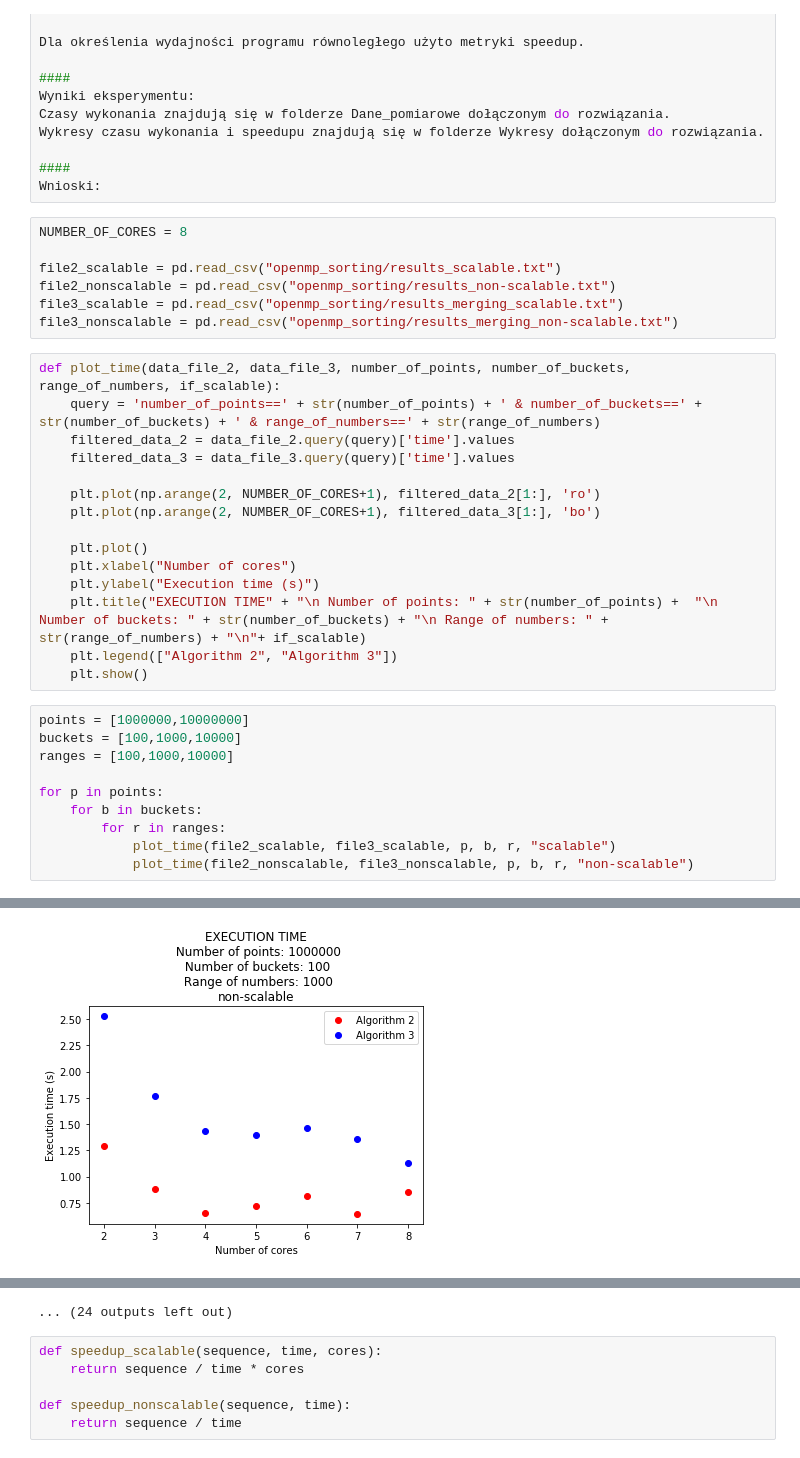
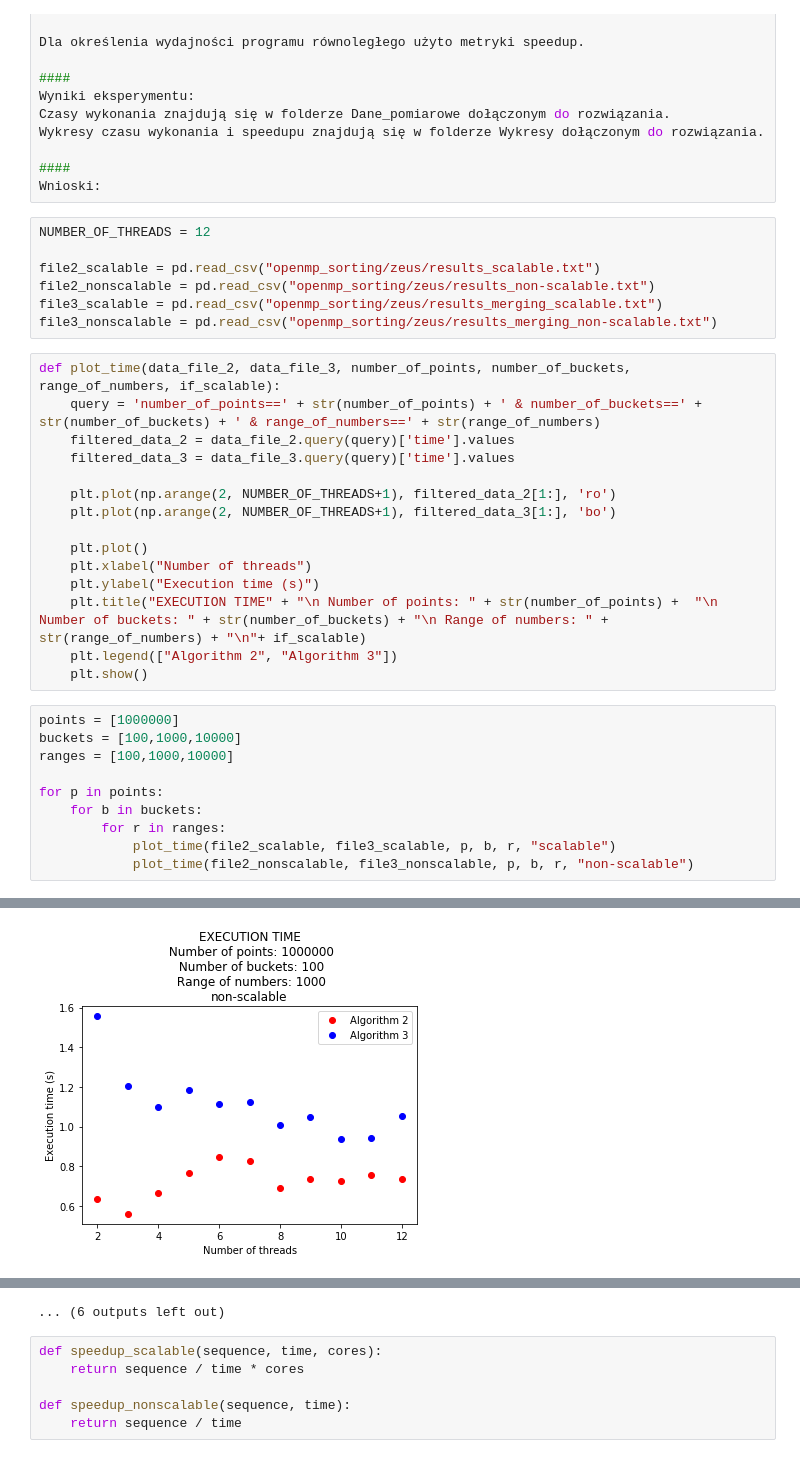
Before and after one commit to grzegorzborkowski/tpr-lab, a Jupyter notebook: openmp.ipynb, the cells around one changed output, grey strips where cells are left out. Drawn from its saved outputs; the diff is of its cells as text.

```diff
--- a/openmp.ipynb
+++ b/openmp.ipynb
@@ -65,29 +65,29 @@ Wykresy czasu wykonania i speedupu znajdują się w folderze Wykresy dołączony
 ####
 Wnioski:
 # %%
-NUMBER_OF_CORES = 8
+NUMBER_OF_THREADS = 12
 
-file2_scalable = pd.read_csv("openmp_sorting/results_scalable.txt")
-file2_nonscalable = pd.read_csv("openmp_sorting/results_non-scalable.txt")
-file3_scalable = pd.read_csv("openmp_sorting/results_merging_scalable.txt")
-file3_nonscalable = pd.read_csv("openmp_sorting/results_merging_non-scalable.txt")
+file2_scalable = pd.read_csv("openmp_sorting/zeus/results_scalable.txt")
+file2_nonscalable = pd.read_csv("openmp_sorting/zeus/results_non-scalable.txt")
+file3_scalable = pd.read_csv("openmp_sorting/zeus/results_merging_scalable.txt")
+file3_nonscalable = pd.read_csv("openmp_sorting/zeus/results_merging_non-scalable.txt")
 # %%
 def plot_time(data_file_2, data_file_3, number_of_points, number_of_buckets, range_of_numbers, if_scalable):
     query = 'number_of_points==' + str(number_of_points) + ' & number_of_buckets==' + str(number_of_buckets) + ' & range_of_numbers==' + str(range_of_numbers)
     filtered_data_2 = data_file_2.query(query)['time'].values
     filtered_data_3 = data_file_3.query(query)['time'].values
 
-    plt.plot(np.arange(2, NUMBER_OF_CORES+1), filtered_data_2[1:], 'ro')
-    plt.plot(np.arange(2, NUMBER_OF_CORES+1), filtered_data_3[1:], 'bo')
+    plt.plot(np.arange(2, NUMBER_OF_THREADS+1), filtered_data_2[1:], 'ro')
+    plt.plot(np.arange(2, NUMBER_OF_THREADS+1), filtered_data_3[1:], 'bo')
 
     plt.plot()
-    plt.xlabel("Number of cores")
+    plt.xlabel("Number of threads")
     plt.ylabel("Execution time (s)")
     plt.title("EXECUTION TIME" + "\n Number of points: " + str(number_of_points) +  "\n Number of buckets: " + str(number_of_buckets) + "\n Range of numbers: " + str(range_of_numbers) + "\n"+ if_scalable)
     plt.legend(["Algorithm 2", "Algorithm 3"])
     plt.show()
 # %%
-points = [1000000,10000000]
+points = [1000000]
 buckets = [100,1000,10000]
 ranges = [100,1000,10000]
 
@@ -103 +103 @@ for p in points:
-[figure, old version]
+[figure, new version]
@@ -112,4 +112,4 @@ for p in points:
-... (24 outputs left out)
+... (6 outputs left out)
 # %%
 def speedup_scalable(sequence, time, cores):
     return sequence / time * cores
```
Also changed, not shown: parts of 6 cells of this notebook, 4 other files.
